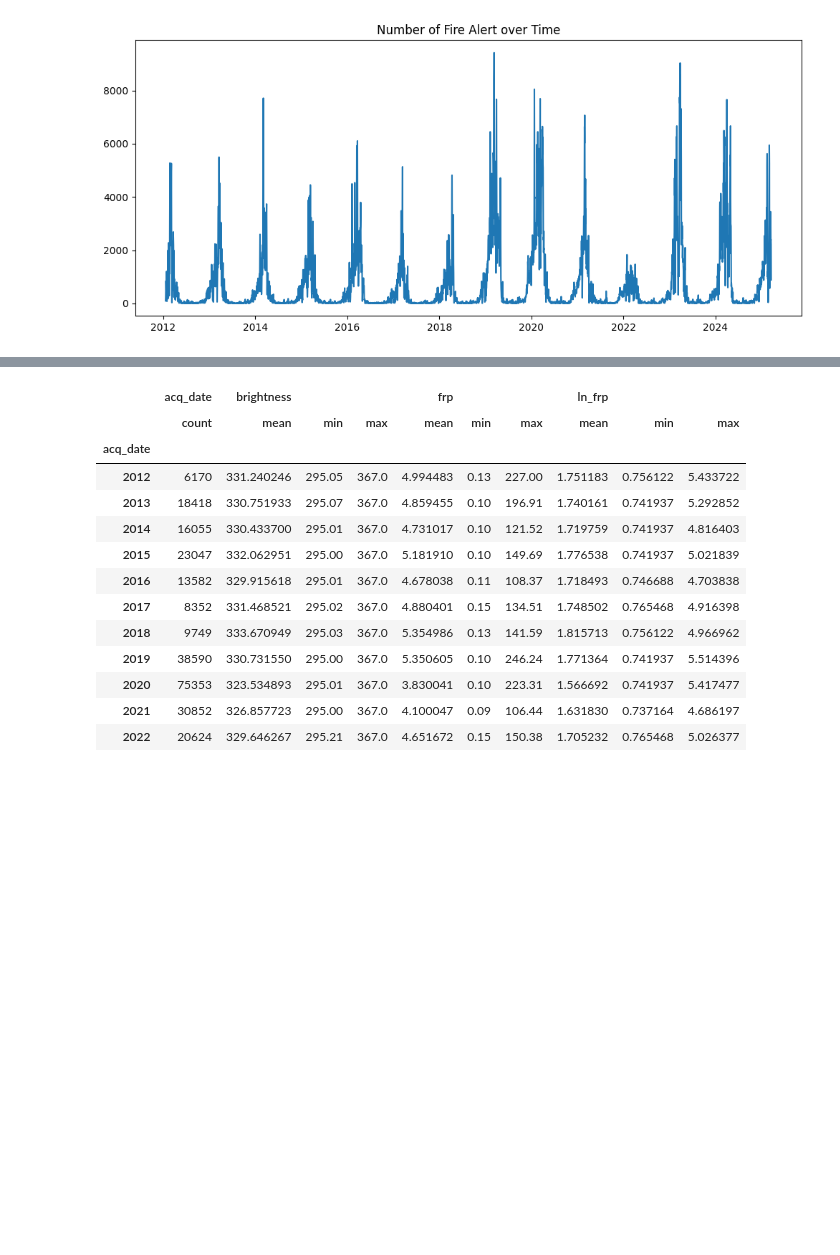
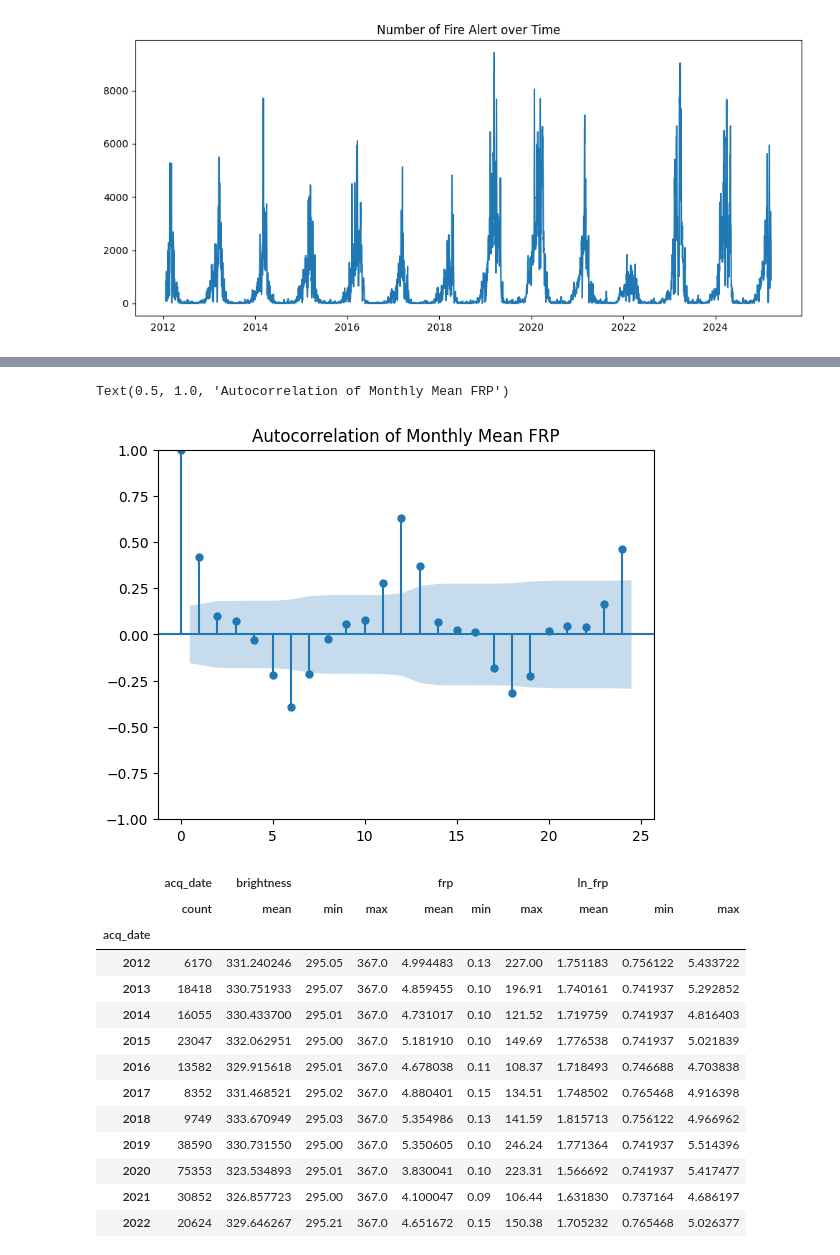
Before and after one commit to smolguyonearth/whoopenthisisgay, a Jupyter notebook: code_newisreal/data_trumatization.ipynb, the cells around one changed output, grey strips where cells are left out. Drawn from its saved outputs; the diff is of its cells as text; code cells hidden in the pictures; blank space fills up the shorter version.

```diff
--- a/code_newisreal/data_trumatization.ipynb
+++ b/code_newisreal/data_trumatization.ipynb
@@ -168,3 +180,11 @@ Text(0.5, 1.0, 'Number of Fire Alert over Time')
+# %%
+from statsmodels.graphics.tsaplots import plot_acf
+
+plot_acf(DL_FIRE_monthly, lags=24)  # 24 months = 2 years
+plt.title("Autocorrelation of Monthly Mean FRP")
+# %% [output]
+Text(0.5, 1.0, 'Autocorrelation of Monthly Mean FRP')
+[figure, added]
 # %%
 DL_FIRE_group_by_mounth = [
     DL_FIRE_hc[DL_FIRE_hc["acq_date"].dt.month == i]\
```
Also changed, not shown: parts of 5 cells of this notebook, 3 other files.
